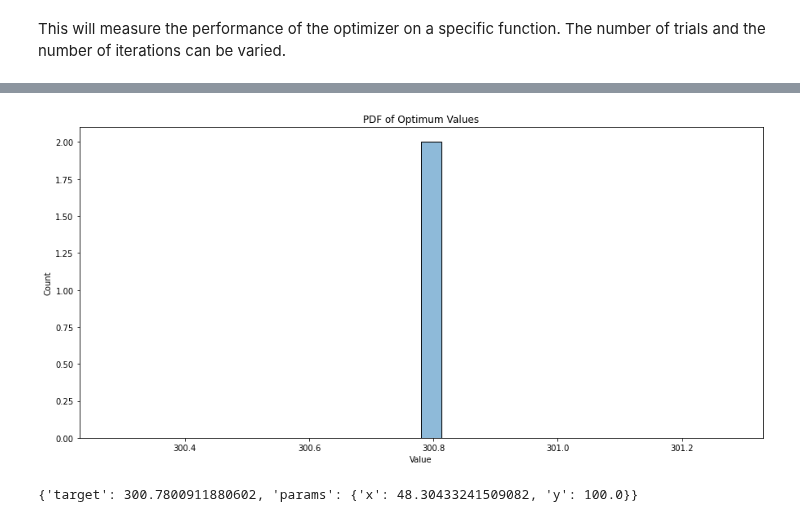
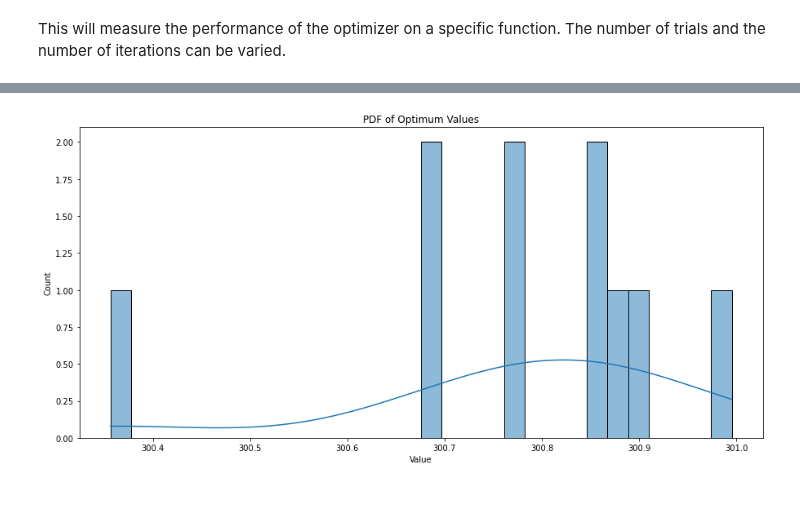
Before and after one commit to Optimistic-Optimizers/Black-Box-Optimization, a Jupyter notebook: Bayes_Opt.ipynb, the cells around one changed output, grey strips where cells are left out. Drawn from its saved outputs; the diff is of its cells as text; code cells hidden in the pictures.

```diff
--- a/Bayes_Opt.ipynb
+++ b/Bayes_Opt.ipynb
@@ -160,15 +105,13 @@ x = []
 y = []
 z = []
 
-#pbounds = {'x': (-100, 100), 'y': (-100, 100)}
+pbounds = {'x': (xmin, xmax), 'y': (ymin, ymax)}
 
-for i in range(2):
+for i in range(5):
 
-    optimizer = BayesianOptimization(f=func, pbounds=pbounds, random_state=0, verbose=2)
-    optimizer.maximize(init_points=5, n_iter=10)
-    # End iteration code;
+    optimizer = BayesianOptimization(f=func, pbounds=pbounds, verbose=2)
+    optimizer.maximize(init_points=10, n_iter=10)
 
-    # "best_params" is a variable to save the x and y values for the optimized solution, similar to optimize.max:
     best_params = optimizer.max["params"]
     found_x = best_params['x']
     found_y = best_params['y']
@@ -201,0 +145,17 @@ Found y: 100.0, f: 300.7800911880602
+# %%
+max_ = []
+for i in range(10): #How many iterations per datapoint
+
+    optimizer = BayesianOptimization(f=func, pbounds=pbounds, verbose=2)
+    optimizer.maximize(init_points=10, n_iter=10)
+
+    best_params = optimizer.max["params"]
+    found_x = best_params['x']
+    found_y = best_params['y']
+    print("Found x: {}, f: {}".format(found_x, (func(found_x, found_y))))
+    print("Found y: {}, f: {}".format(found_y, (func(found_x, found_y))))
+    x.append(found_x)
+    y.append(found_y)
+    max_.append(func(found_x, found_y))
+
+max_value = np.max(max_)
@@ -204,14 +182,10 @@ from sklearn.neighbors import KernelDensity
 import seaborn as sns
 # %%
 fig, ax = plt.subplots(figsize=(15,7))
-p = sns.histplot(z, bins = 30, kde=True, legend = True,)
+p = sns.histplot(max_, bins = 30, kde=True, legend = True,)
 ax.set_title('PDF of Optimum Values')
 ax.set_xlabel('Value')
 ax.set_ylabel('Count')
 plt.show()
 # %% [output]
-[figure, old version]
+[figure, new version]
-# %%
-print(optimizer.max)
-# %% [output]
-{'target': 300.7800911880602, 'params': {'x': 48.30433241509082, 'y': 100.0}}
```
Also changed, not shown: parts of 19 cells of this notebook.
